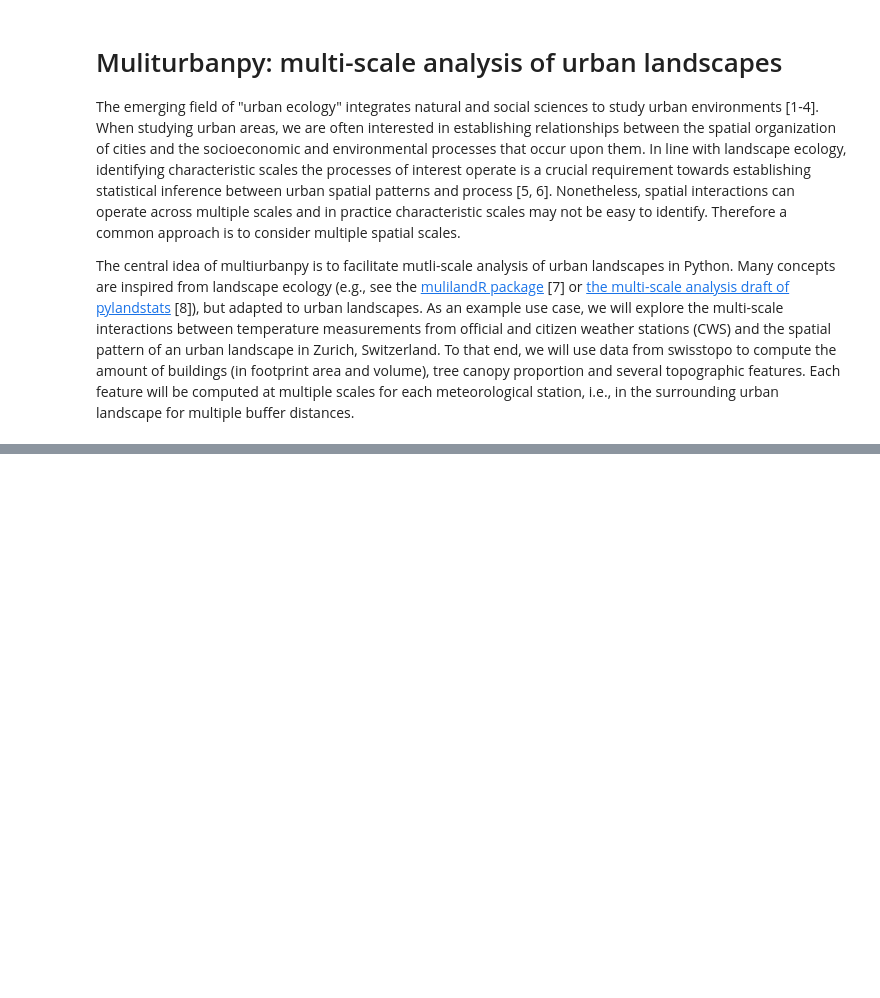
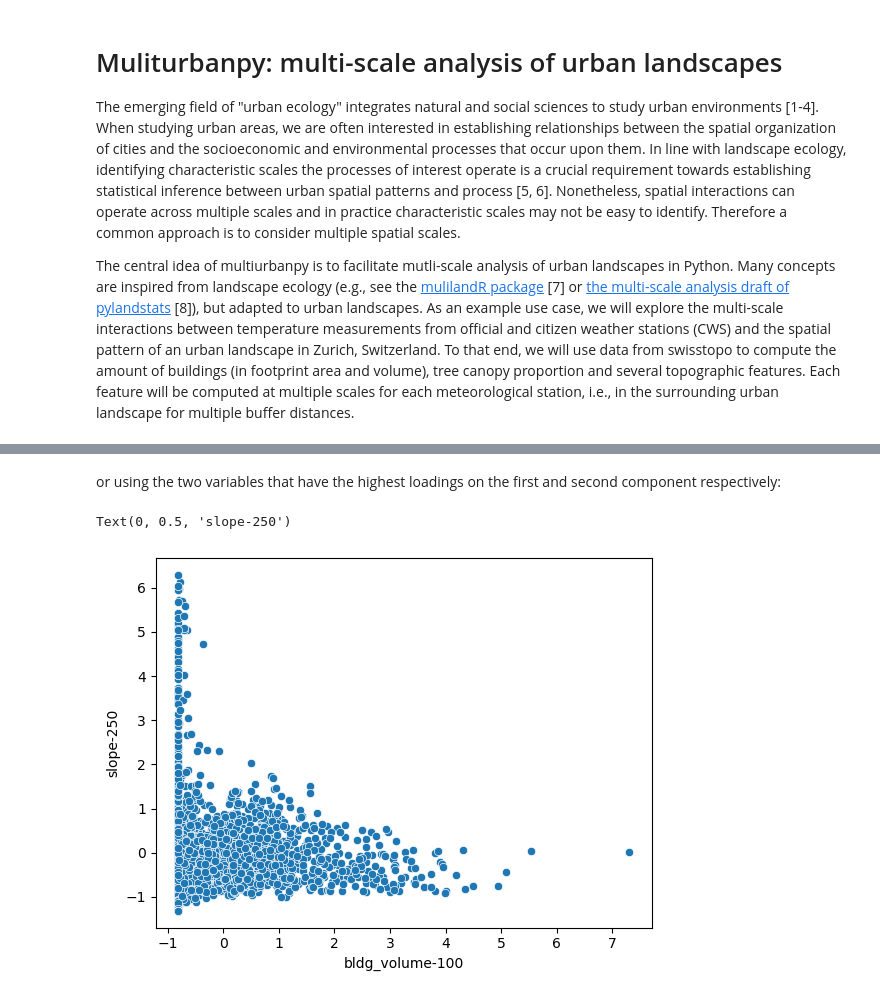
Before and after one commit to martibosch/multiurbanpy, a Jupyter notebook: docs/example.ipynb, the cells around one changed output, grey strips where cells are left out. Saved outputs shown, nothing was run; the diff lists cells and outputs as text; code cells hidden in the pictures; blank space fills up the shorter version.

```diff
--- a/docs/example.ipynb
+++ b/docs/example.ipynb
@@ -96,3 +130,8 @@ fc = mup.FeatureComputer(
 # %%
-bldg_features_df = fc.compute_bldg_features(site_gser, buffer_dists)
-bldg_features_df
+site_gser = stations_gdf["geometry"].to_crs(crs)
+reproj_region = gpd.GeoSeries([geometry.box(*region)], crs="epsg:4326").to_crs(crs)
+msfc = mup.MultiScaleFeatureComputer(
+    region=reproj_region,
+    working_dir=working_dir,
+    crs=crs,
+)
@@ -243,0 +224,16 @@ y = pd.concat(
+# %%
+grid_gser = mup.generate_regular_grid_gser(reproj_region, grid_res)
+grid_features_df = pd.concat(
+    [
+        msfc.compute_bldg_features(grid_gser, buffer_dists),
+        msfc.compute_tree_features(grid_gser, buffer_dists),
+        msfc.compute_topo_features_df(grid_gser, buffer_dists),
+    ],
+    axis="columns",
+).fillna(0)
+elevation_ser = msfc.compute_elevation_ser(grid_gser)
+# set elevation (even though is not multi-scale)
+grid_features_df["elevation"] = grid_features_df.index.get_level_values(
+    grid_gser.index.name
+).map(elevation_ser)
+grid_features_df
@@ -281,0 +294,14 @@ sns.lineplot(eval_df, x="Buffer dist.", y="AIC", marker="o", linestyle="--")
+# %% [markdown]
+or using the two variables that have the highest loadings on the first and second component respectively:
+# %%
+x, y = (load_df.index[load_df[i].abs().argmax()] for i in range(2))
+ax = sns.scatterplot(
+    X_grid_df,
+    x=x,
+    y=y,
+)
+ax.set_xlabel(f"{x[0]}-{x[1]}")
+ax.set_ylabel(f"{y[0]}-{y[1]}")
+# %% [output]
+Text(0, 0.5, 'slope-250')
+[figure, added]
```
Also changed, not shown: parts of 36 cells of this notebook.
